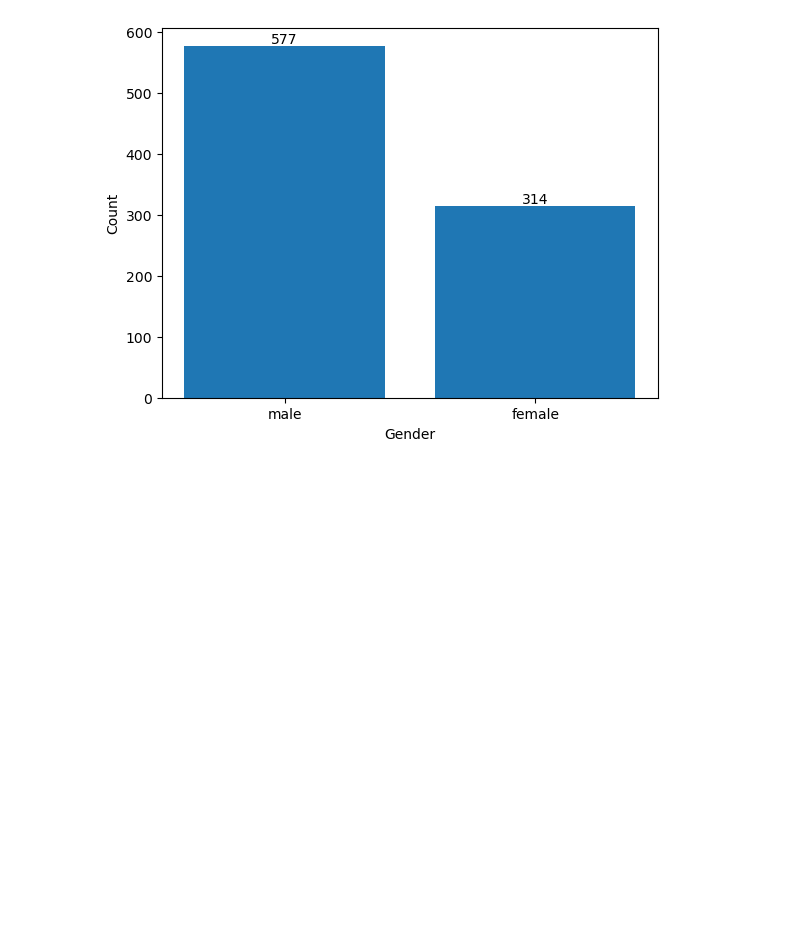
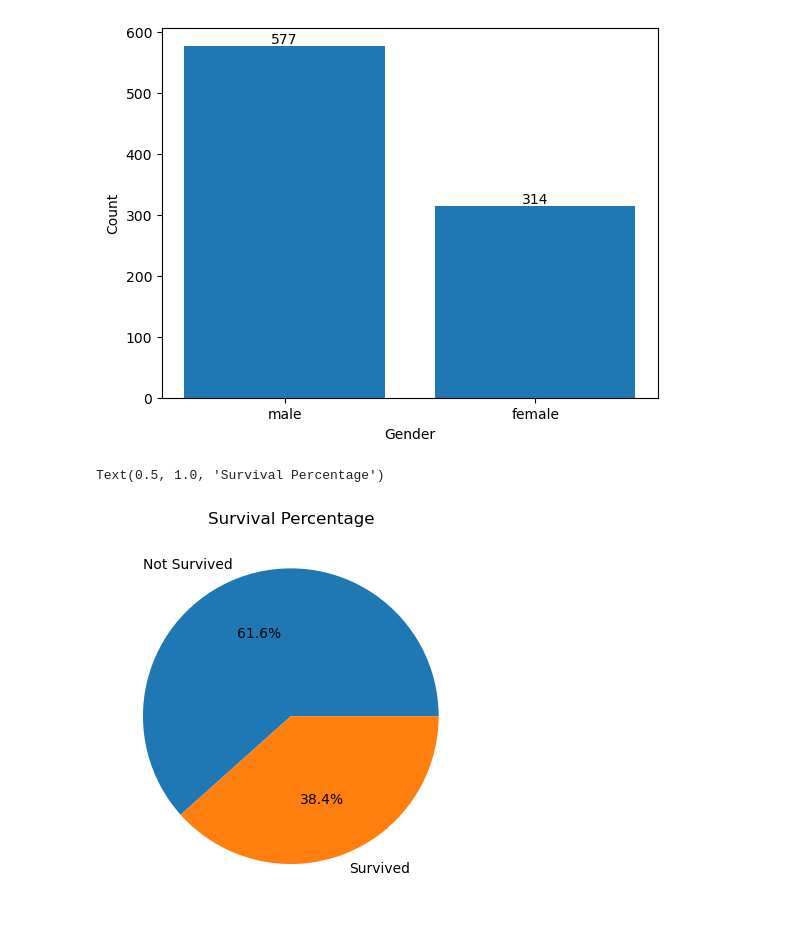
Before and after one commit to Deep-Saha1925/MCA-PYTHON-ASSIGNMENTS, a Jupyter notebook: DATA ANALYSIS/titanic_data.ipynb, the cells around one changed output. Saved outputs shown, nothing was run; the diff lists cells and outputs as text; code cells hidden in the pictures; blank space fills up the shorter version.

Commit message:
Piechart plot

```diff
--- a/DATA ANALYSIS/titanic_data.ipynb
+++ b/DATA ANALYSIS/titanic_data.ipynb
@@ -108,3 +108,11 @@ for i, count in enumerate(gender_counts.values):
 plt.show()
 # %% [output]
 [figure]
+# %%
+# PLot survival %  using pie chart
+survival_counts = df['Survived'].value_counts()
+plt.pie(survival_counts.values, labels=['Not Survived', 'Survived'], autopct='%1.1f%%')
+plt.title('Survival Percentage')
+# %% [output]
+Text(0.5, 1.0, 'Survival Percentage')
+[figure, added]
```
